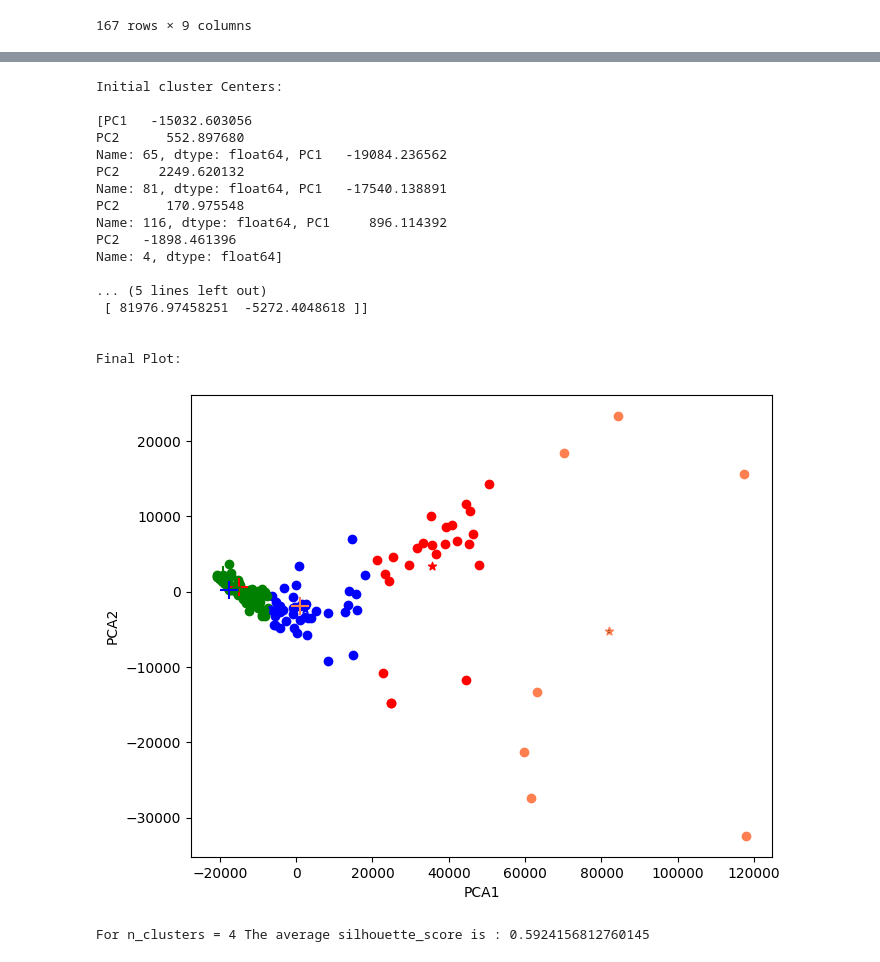
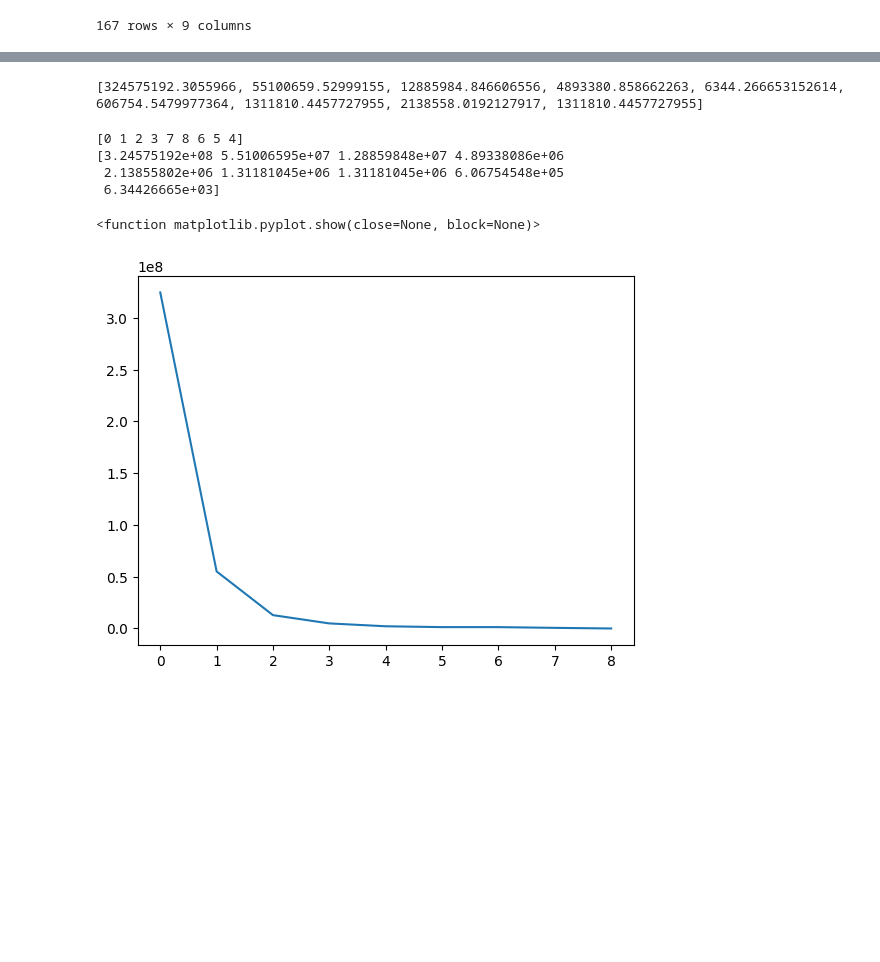
Before and after one commit to Wackyjac/MRM3, a Jupyter notebook: merge.ipynb, the cells around one changed output, grey strips where cells are left out. Cells and saved outputs as stored; diff of their text form; code cells hidden in the pictures; blank space fills up the shorter version.

```diff
--- a/merge.ipynb
+++ b/merge.ipynb
@@ -69,7 +64,7 @@ def random_centroid(X,k):
         centroids.append(X.iloc[i])
     return centroids
 # %%
-def assign_cluster(X, initial_centroids, k):
+def assign_cluster(X, initial_centroids, k, elbow):
     clusters = []
     for i in range(len(X)):
         euclidean_distances = []
@@ -77,6 +72,8 @@ def assign_cluster(X, initial_centroids, k):
             euclidean_distances.append(np.linalg.norm(np.array(X.iloc[i]) - initial_centroids[j]))
         index = np.argmin(euclidean_distances)
         clusters.append(index)
+    if elbow==True :
+        return np.min(euclidean_distances)** 2
     return np.asarray(clusters)
 # %%
 def compute_centroid(X,clusters,k):
@@ -96,7 +93,7 @@ def difference(prev,next):
     return diff
 # %%
 def show_clusters(X,clusters,centroids,initial_centroids,mark_centroid=True,show_ini_centroid=True,show_plots=True):
-    cols={0:'r',1:'g',2:'b',3:'coral'}
+    cols={0:'r',1:'g',2:'b',3:'coral',4:'pink',5:'beige'}
     fig,ax=plt.subplots(figsize=(7.5,6))
     for i in range(len(clusters)):
         ax.scatter(X.iloc[i][0],X.iloc[i][1],color=cols[clusters[i]])
@@ -114,18 +111,20 @@ def show_clusters(X,clusters,centroids,initial_centroids,mark_centroid=True,show
     if show_plots==True:
         plt.show()
 # %%
-def kmeans(X,k,show_type='all',show_plots=True):
+def kmeans(X,k,show_plots):
+    elbow=0
     c_prev=random_centroid(X,k)
-    cluster=assign_cluster(X,c_prev,k)
+    cluster=assign_cluster(X,c_prev,k,False)
     ini_centroid=c_prev
     diff=100
     while diff>0.001:
-        cluster=assign_cluster(X,c_prev,k)
+        cluster=assign_cluster(X,c_prev,k,False)
         c_new=compute_centroid(X,cluster,k)
         diff=difference(c_prev,c_new)
         c_prev=c_new
-    c_new = compute_centroid (X, cluster,k) # to compute the new centroid point diff = difference (c_prev,c_new) #to compute the difference between the centroids c_prev=c_new # now new centroid becomes current centroid point
-    #Final cluster centers
+    c_new = compute_centroid (X, cluster,k)
+    elbowx=assign_cluster(X,c_prev,k,True)
+    elbow += elbowx
     if show_plots:
         print("\nInitial cluster Centers: \n")
         print(ini_centroid)
@@ -135,26 +134,27 @@ def kmeans(X,k,show_type='all',show_plots=True):
         print("\n\nFinal Plot: \n")
         show_clusters (X, cluster,c_prev,ini_centroid,mark_centroid=True, show_ini_centroid=True)
         return cluster,c_prev
-cluster,cigga=kmeans(df_reduced,4)
-silhouette_avg = silhouette_score(df_reduced, cluster)
-print("For n_clusters =",4,"The average silhouette_score is :",silhouette_avg,)
+    return elbow
-# %% [output]
-Initial cluster Centers:
-
-[PC1   -15032.603056
-PC2      552.897680
-Name: 65, dtype: float64, PC1   -19084.236562
-PC2     2249.620132
-Name: 81, dtype: float64, PC1   -17540.138891
-PC2      170.975548
-Name: 116, dtype: float64, PC1     896.114392
-PC2   -1898.461396
-Name: 4, dtype: float64]
-
-... (5 lines left out)
- [ 81976.97458251  -5272.4048618 ]]
-
-
-Final Plot:
-[figure, removed]
-For n_clusters = 4 The average silhouette_score is : 0.5924156812760145
+# %%
+elbow=[]
+for i in range(1,10):
+    if i != 0:
+        elbow.append(kmeans(df_reduced,i,False))
+print(elbow)
+# %% [output]
+[324575192.3055966, 55100659.52999155, 12885984.846606556, 4893380.858662263, 6344.266653152614, 606754.5479977364, 1311810.4457727955, 2138558.0192127917, 1311810.4457727955]
+# %%
+elbow_index=np.argsort(elbow)[::-1]
+print(elbow_index)
+elbownp=np.array(elbow)
+elbow_sorted=elbownp[elbow_index]
+print(elbow_sorted)
+plt.plot(range(9),elbow_sorted)
+plt.show
+# %% [output]
+[0 1 2 3 7 8 6 5 4]
+[3.24575192e+08 5.51006595e+07 1.28859848e+07 4.89338086e+06
+ 2.13855802e+06 1.31181045e+06 1.31181045e+06 6.06754548e+05
+ 6.34426665e+03]
+<function matplotlib.pyplot.show(close=None, block=None)>
+[figure, added]
```
Also changed, not shown: parts of 3 cells of this notebook.
